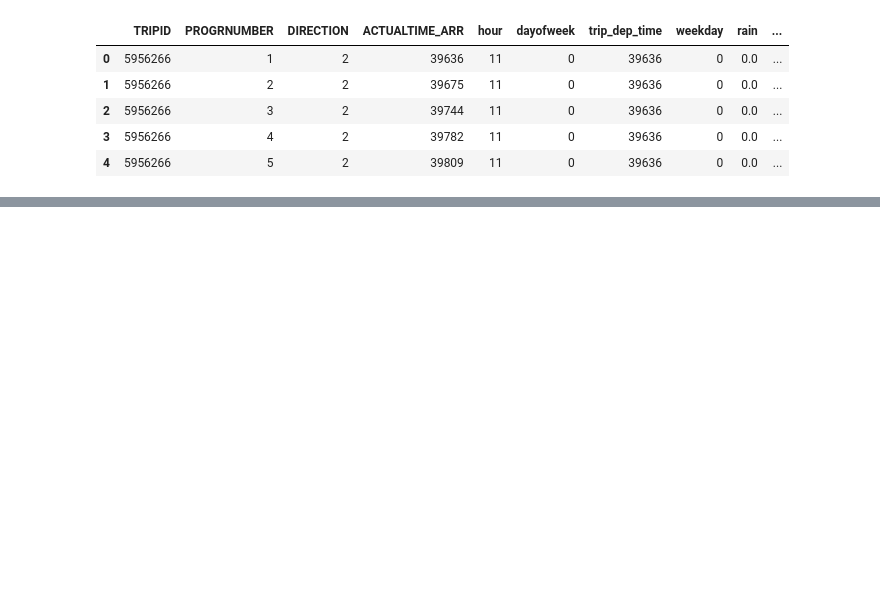
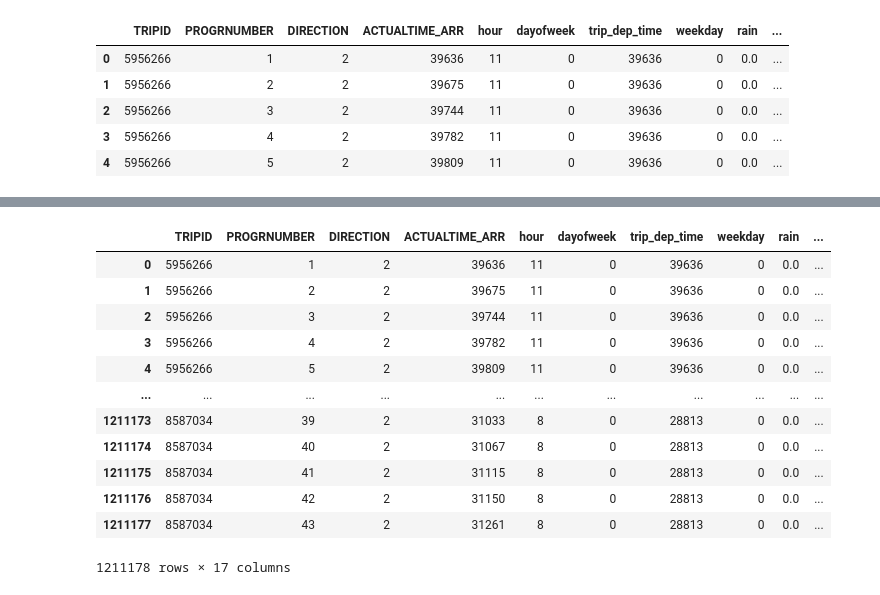
Before and after one commit to conorshort/dublin-bus-app, a Jupyter notebook: DataAnalytics/other_models.ipynb, the cells around one changed output, grey strips where cells are left out. Drawn from its saved outputs; the diff is of its cells as text; code cells hidden in the pictures; blank space fills up the shorter version.

```diff
--- a/DataAnalytics/other_models.ipynb
+++ b/DataAnalytics/other_models.ipynb
@@ -147,0 +120,20 @@ df.to_csv('feat_df.csv')
+# %%
+#make copy of dataframe in case
+df_1 = df.copy()
+# %%
+#Drop Cloud Height too correlated with with cloud cover
+df_1.drop(['cloud_height'], axis=1)
+# %% [output]
+|  | TRIPID | PROGRNUMBER | DIRECTION | ACTUALTIME_ARR | hour | dayofweek | trip_dep_time | weekday | rain | ... |
+| 0 | 5956266 | 1 | 2 | 39636 | 11 | 0 | 39636 | 0 | 0.0 | ... |
+| 1 | 5956266 | 2 | 2 | 39675 | 11 | 0 | 39636 | 0 | 0.0 | ... |
+| 2 | 5956266 | 3 | 2 | 39744 | 11 | 0 | 39636 | 0 | 0.0 | ... |
+| 3 | 5956266 | 4 | 2 | 39782 | 11 | 0 | 39636 | 0 | 0.0 | ... |
+| 4 | 5956266 | 5 | 2 | 39809 | 11 | 0 | 39636 | 0 | 0.0 | ... |
+| ... | ... | ... | ... | ... | ... | ... | ... | ... | ... | ... |
+| 1211173 | 8587034 | 39 | 2 | 31033 | 8 | 0 | 28813 | 0 | 0.0 | ... |
+| 1211174 | 8587034 | 40 | 2 | 31067 | 8 | 0 | 28813 | 0 | 0.0 | ... |
+| 1211175 | 8587034 | 41 | 2 | 31115 | 8 | 0 | 28813 | 0 | 0.0 | ... |
+| 1211176 | 8587034 | 42 | 2 | 31150 | 8 | 0 | 28813 | 0 | 0.0 | ... |
+| 1211177 | 8587034 | 43 | 2 | 31261 | 8 | 0 | 28813 | 0 | 0.0 | ... |
+1211178 rows × 17 columns
```
Also changed, not shown: parts of 17 cells of this notebook.
